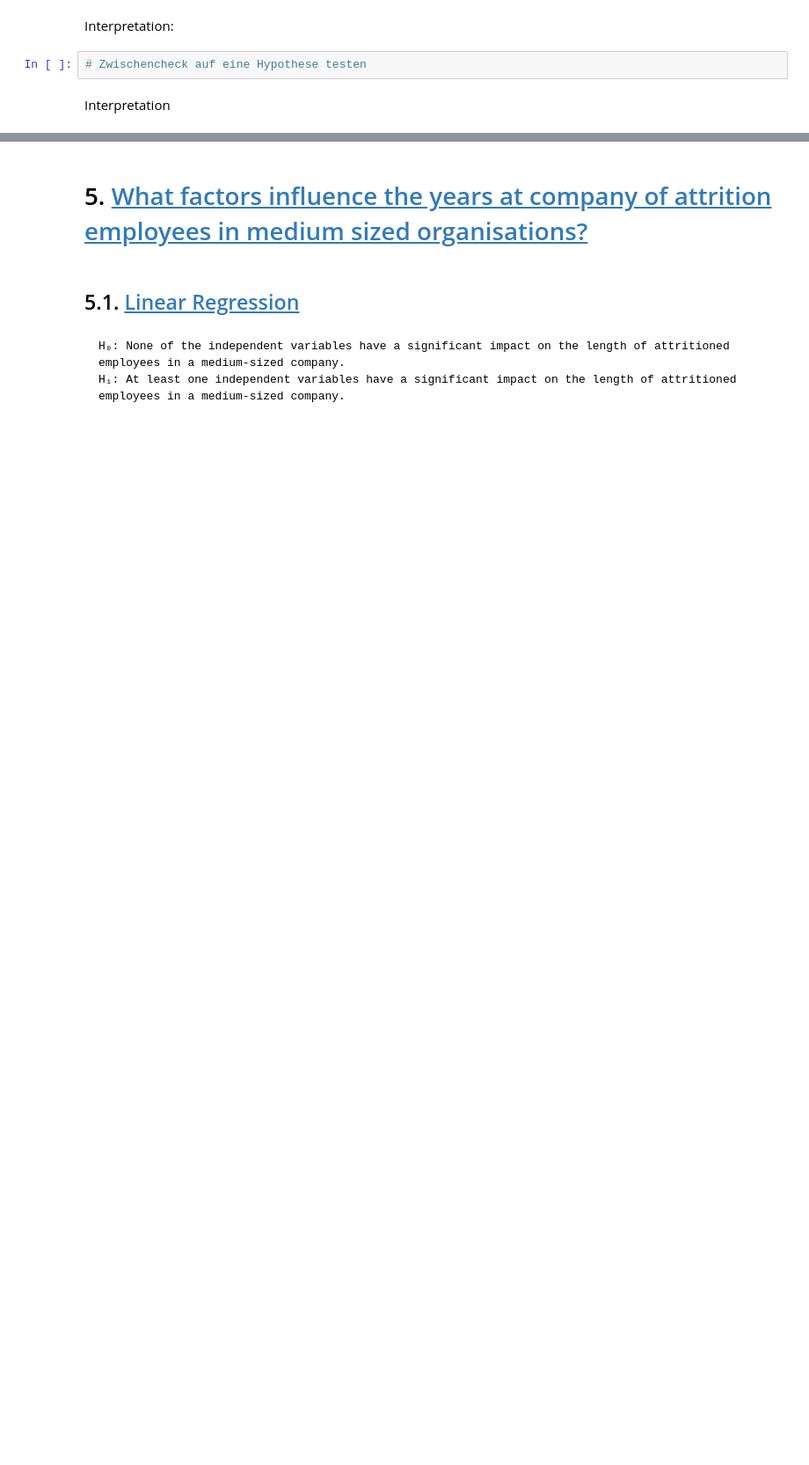
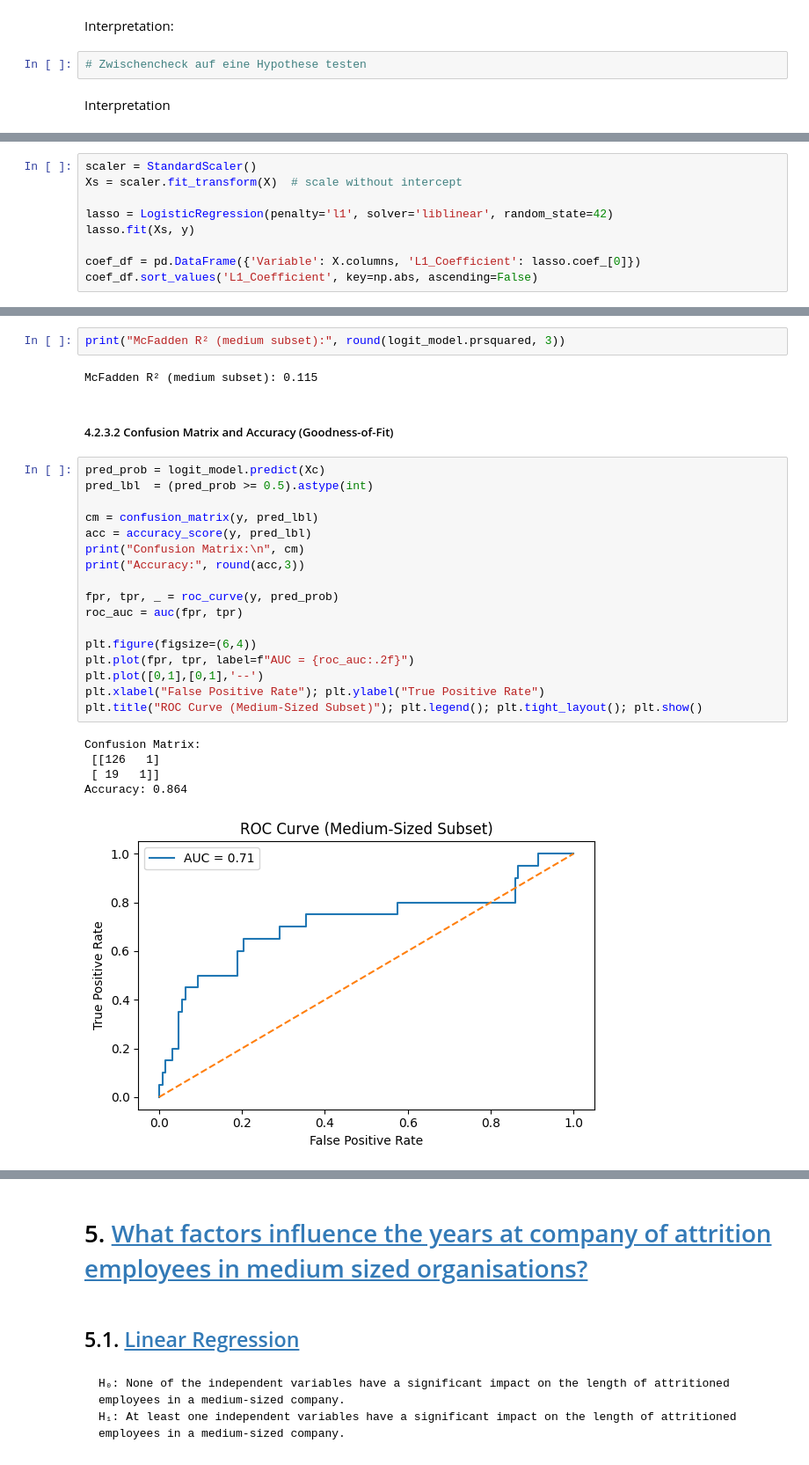
Before and after one commit to Niklasjkd/Assignment-B15, a Jupyter notebook: 2766_2526_assignment_1.ipynb, the cells around one changed output, grey strips where cells are left out. Shown at 88% size. Cells and saved outputs as stored; diff of their text form; blank space fills up the shorter version.

```diff
--- a/2766_2526_assignment_1.ipynb
+++ b/2766_2526_assignment_1.ipynb
@@ -373,0 +499,9 @@ Interpretation
+# %%
+scaler = StandardScaler()
+Xs = scaler.fit_transform(X)  # scale without intercept
+
+lasso = LogisticRegression(penalty='l1', solver='liblinear', random_state=42)
+lasso.fit(Xs, y)
+
+coef_df = pd.DataFrame({'Variable': X.columns, 'L1_Coefficient': lasso.coef_[0]})
+coef_df.sort_values('L1_Coefficient', key=np.abs, ascending=False)
@@ -373,0 +518,29 @@ Interpretation
+# %%
+print("McFadden R² (medium subset):", round(logit_model.prsquared, 3))
+# %% [output]
+McFadden R² (medium subset): 0.115
+# %% [markdown]
+##### 4.2.3.2 Confusion Matrix and Accuracy (Goodness-of-Fit)
+# %%
+pred_prob = logit_model.predict(Xc)
+pred_lbl  = (pred_prob >= 0.5).astype(int)
+
+cm = confusion_matrix(y, pred_lbl)
+acc = accuracy_score(y, pred_lbl)
+print("Confusion Matrix:\n", cm)
+print("Accuracy:", round(acc,3))
+
+fpr, tpr, _ = roc_curve(y, pred_prob)
+roc_auc = auc(fpr, tpr)
+
+plt.figure(figsize=(6,4))
+plt.plot(fpr, tpr, label=f"AUC = {roc_auc:.2f}")
+plt.plot([0,1],[0,1],'--')
+plt.xlabel("False Positive Rate"); plt.ylabel("True Positive Rate")
+plt.title("ROC Curve (Medium-Sized Subset)"); plt.legend(); plt.tight_layout(); plt.show()
+# %% [output]
+Confusion Matrix:
+ [[126   1]
+ [ 19   1]]
+Accuracy: 0.864
+[figure, added]
```
Also changed, not shown: parts of 15 cells of this notebook, 1 other file.
